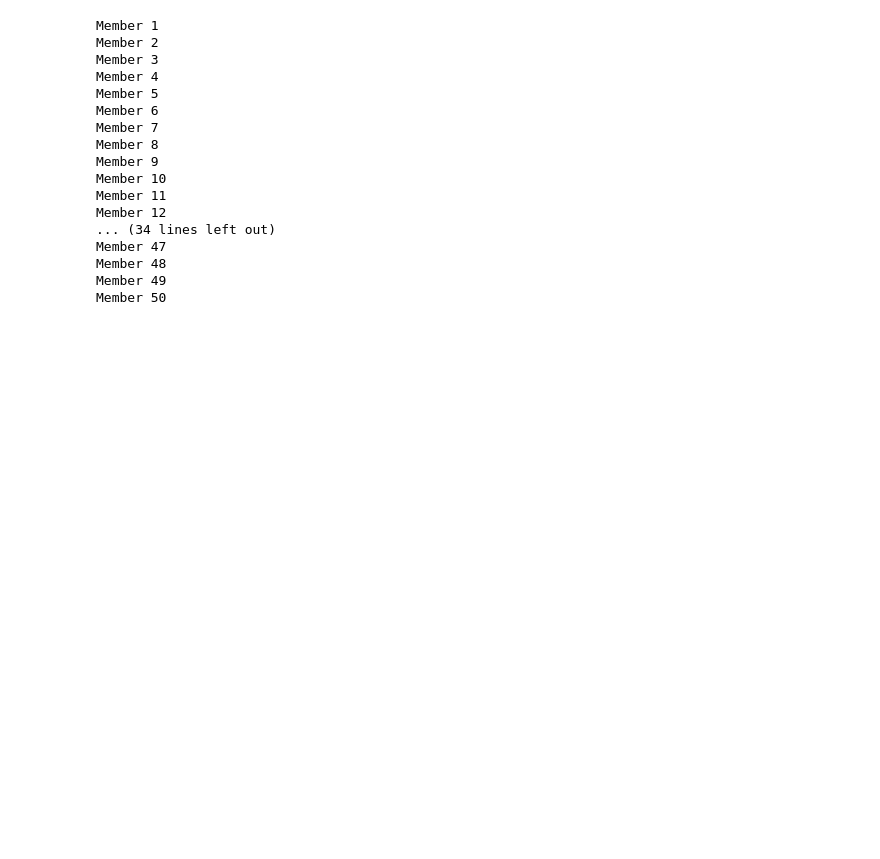
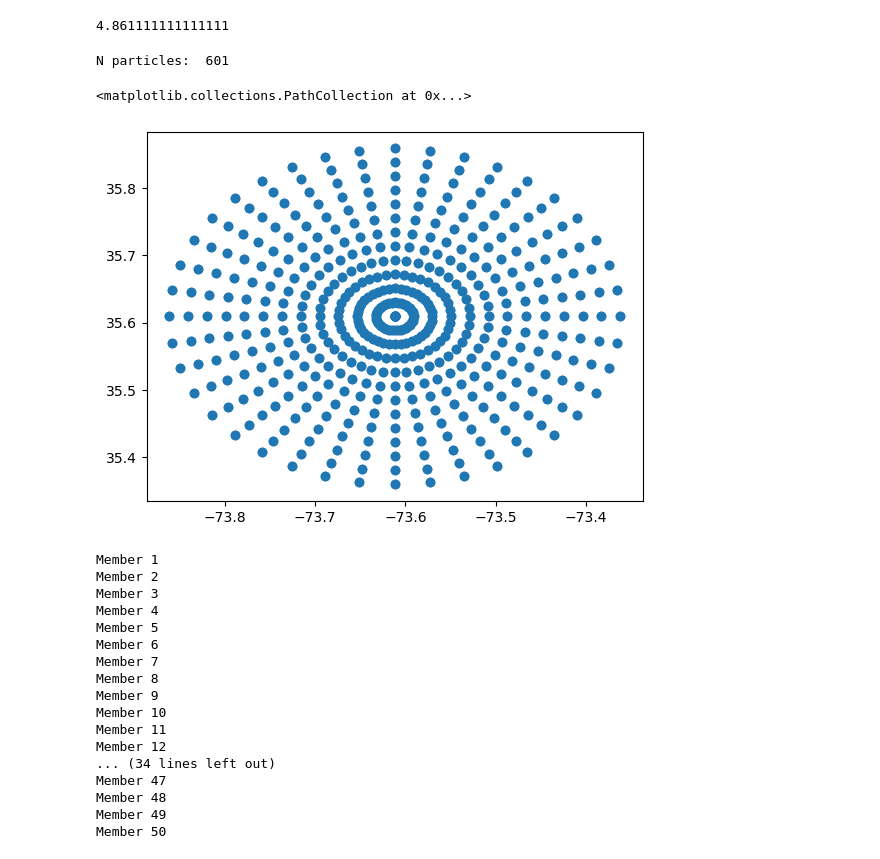
Before and after one commit to OceanParcels/NEMO_Ensemble_Lagrangian_Analysis, a Jupyter notebook: notebooks/12.Spatial_Lagrangian_autocorrelation_function.ipynb, the cells around one changed output. Saved outputs shown, nothing was run; the diff lists cells and outputs as text; code cells hidden in the pictures; blank space fills up the shorter version.

```diff
--- a/notebooks/12.Spatial_Lagrangian_autocorrelation_function.ipynb
+++ b/notebooks/12.Spatial_Lagrangian_autocorrelation_function.ipynb
@@ -82,6 +82,44 @@ def compute_correlation_function(x_components, y_components, max_lag):
         correlations.append(average_correlation)
 
     return correlations
+# %%
+14/60*50*10/24
+# %% [output]
+4.861111111111111
+# %%
+start_time = np.datetime64('2010-01-02')
+
+loc1_lon = -74.0
+loc1_lat = 35.5
+
+# Find the hexagon containing the location
+loc1_hex = h3.geo_to_h3(loc1_lat, loc1_lon, 3)
+loc1_lat, loc1_lon = h3.h3_to_geo(loc1_hex)
+lon_0 = loc1_lon
+lat_0 = loc1_lat
+
+# Define the rings where we place the particles
+span = 0.75
+L_range = np.linspace(-span, span, 15)
+theta_range = np.arange(0, 2*np.pi, np.pi/20)
+lonp = [lon_0]
+latp = [lat_0]
+
+for r in L_range:
+    for theta in theta_range:
+        lonp.append(lon_0 + np.sin(theta)*r)
+        latp.append(lat_0 + np.cos(theta)*r)
+
+times = [start_time]*len(lonp)
+
+print("N particles: ", len(lonp))
+# %% [output]
+N particles:  601
+# %%
+plt.scatter(lonp, latp)
+# %% [output]
+<matplotlib.collections.PathCollection at 0x...>
+[figure, added]
 # %%
 loc1_lon = -74.0
 loc1_lat = 35.5
```
Also changed, not shown: parts of 1 cell of this notebook, 5 other files.
